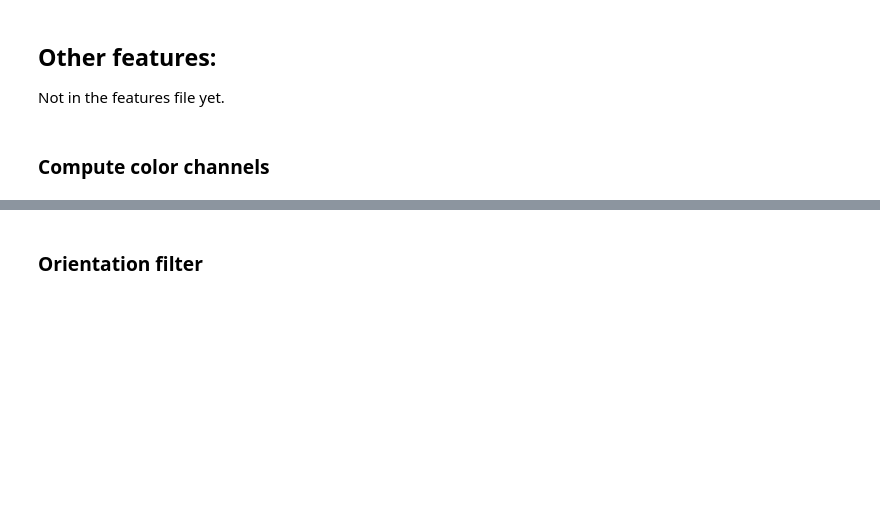
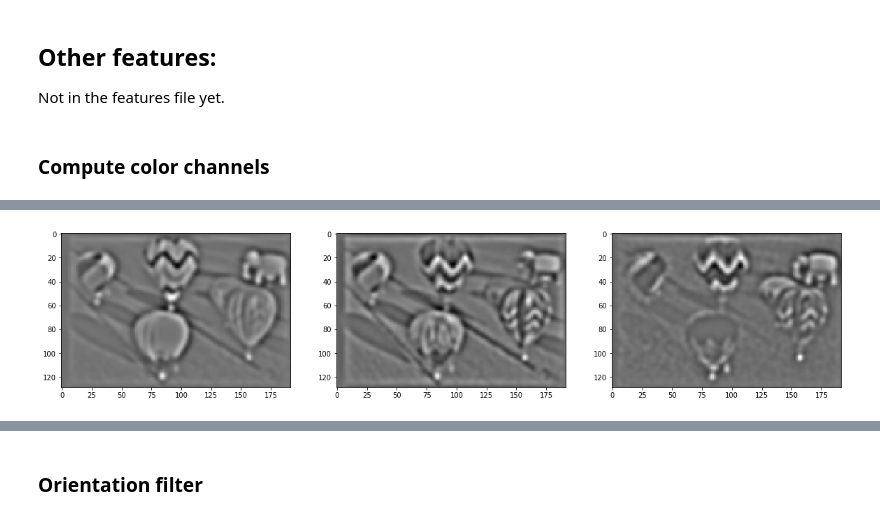
Before and after one commit to alTeska/face_saliency, a Jupyter notebook: DevelopmentNotebook.ipynb, the cells around one changed output, grey strips where cells are left out. Saved outputs shown, nothing was run; the diff lists cells and outputs as text; code cells hidden in the pictures; blank space fills up the shorter version.

```diff
--- a/DevelopmentNotebook.ipynb
+++ b/DevelopmentNotebook.ipynb
@@ -135,0 +157,25 @@ ax[2].imshow(b);
+# %%
+# convolve with mexican hat function (receptive Field)
+sigma1 = 2
+sigma2 = 3
+rf = receptive_field_matrix(lambda x, y: mexican_hat(x, y, sigma1, sigma2))
+# TODO replace img by the saliency maps
+
+r_hat = []
+for i in r_list:
+    r_hat.append(signal.convolve(i, rf, mode='same'))
+
+g_hat = []
+for i in g_list:
+    g_hat.append(signal.convolve(i, rf, mode='same'))
+
+b_hat = []
+for i in b_list:
+    b_hat.append(signal.convolve(i, rf, mode='same'))
+# %%
+fig, ax = plt.subplots(1, 3, figsize=(20, 20))
+ax[0].imshow(r_hat[2])
+ax[1].imshow(g_hat[2])
+ax[2].imshow(b_hat[2]);
+# %% [output]
+[figure, added]
```
Also changed, not shown: parts of 16 cells of this notebook, 1 other file.
